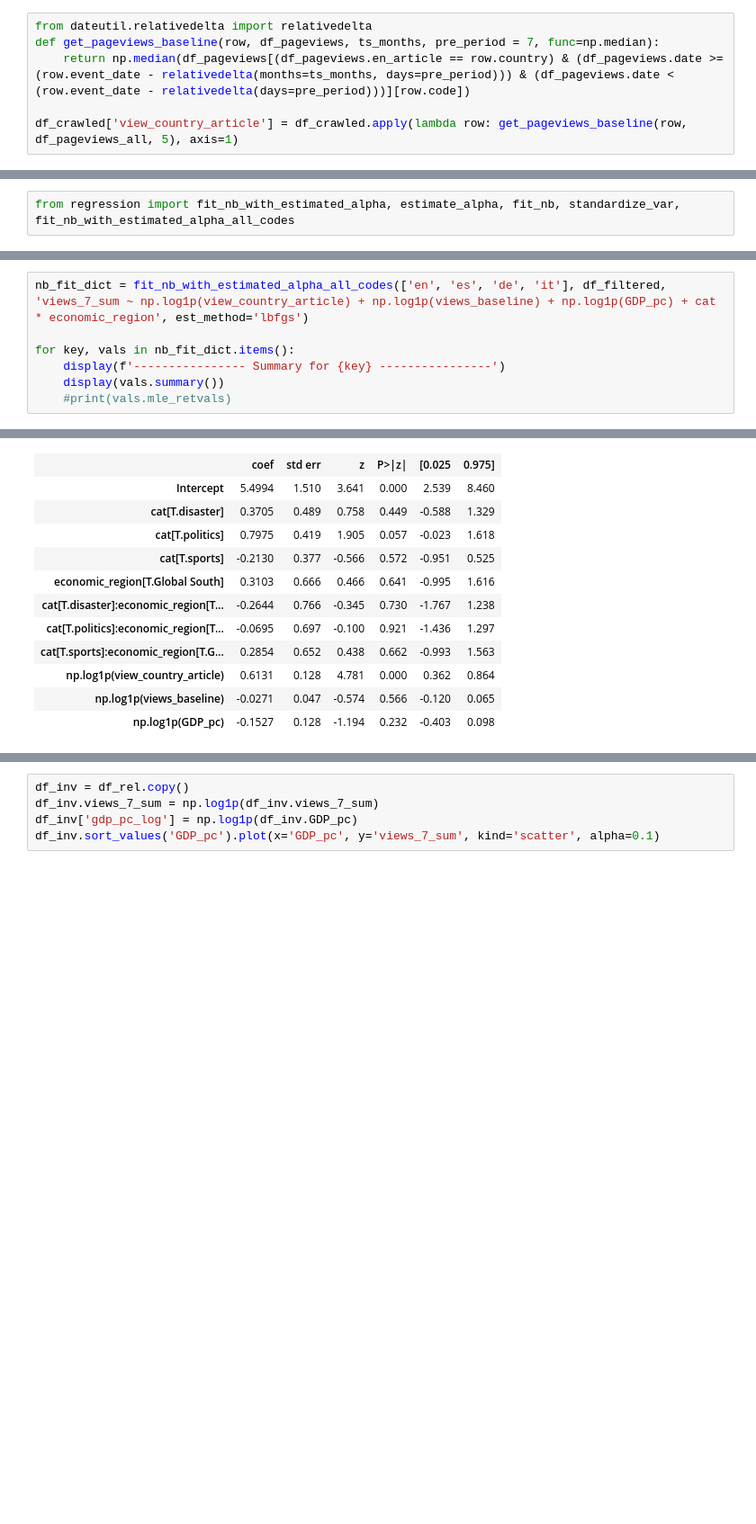
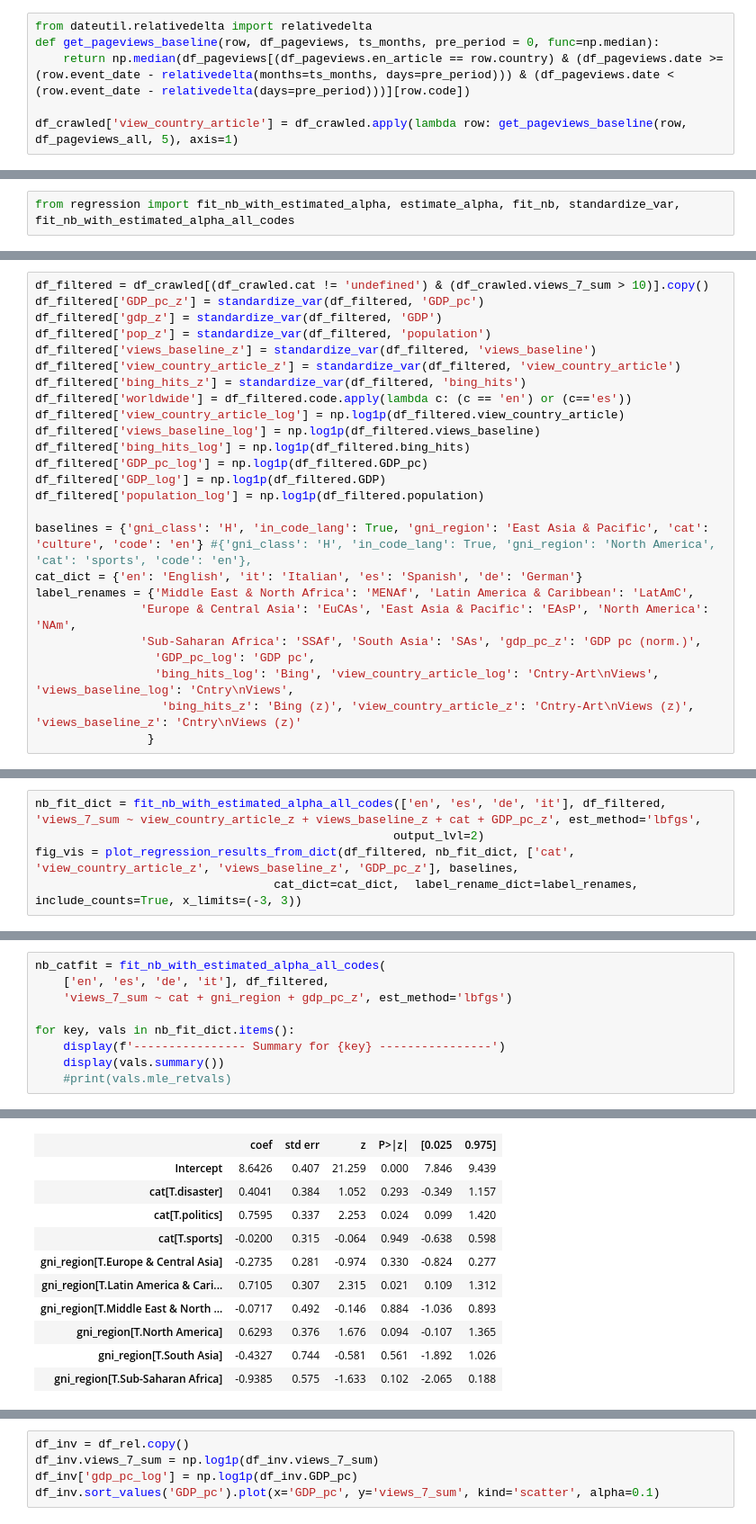
Before and after one commit to ruptho/wiki-event-bias, a Jupyter notebook: offset_analysis.ipynb, the cells around one changed output, grey strips where cells are left out. Shown at 90% size. Saved outputs shown, nothing was run; the diff lists cells and outputs as text; blank space fills up the shorter version.

Commit message:
reformat regression output, fix visualization

```diff
--- a/offset_analysis.ipynb
+++ b/offset_analysis.ipynb
@@ -44,7 +48,7 @@ replace_country_names(df_pageviews_all, inplace=True)
 df_pageviews_all = df_pageviews_all.rename({view_col: view_col.replace('views_', '') for view_col in df_pageviews_all.columns if view_col.startswith('views_')}, axis=1)
 # %%
 from dateutil.relativedelta import relativedelta
-def get_pageviews_baseline(row, df_pageviews, ts_months, pre_period = 7, func=np.median):
+def get_pageviews_baseline(row, df_pageviews, ts_months, pre_period = 0, func=np.median):
     return np.median(df_pageviews[(df_pageviews.en_article == row.country) & (df_pageviews.date >= (row.event_date - relativedelta(months=ts_months, days=pre_period))) & (df_pageviews.date < (row.event_date - relativedelta(days=pre_period)))][row.code])
 
 df_crawled['view_country_article'] = df_crawled.apply(lambda row: get_pageviews_baseline(row, df_pageviews_all, 5), axis=1)
@@ -63,0 +59,25 @@ df_filtered['worldwide'] = df_filtered.code.apply(lambda c: (c == 'en') or (c=='
+# %%
+df_filtered = df_crawled[(df_crawled.cat != 'undefined') & (df_crawled.views_7_sum > 10)].copy()
+df_filtered['GDP_pc_z'] = standardize_var(df_filtered, 'GDP_pc')
+df_filtered['gdp_z'] = standardize_var(df_filtered, 'GDP')
+df_filtered['pop_z'] = standardize_var(df_filtered, 'population')
+df_filtered['views_baseline_z'] = standardize_var(df_filtered, 'views_baseline')
+df_filtered['view_country_article_z'] = standardize_var(df_filtered, 'view_country_article')
+df_filtered['bing_hits_z'] = standardize_var(df_filtered, 'bing_hits')
+df_filtered['worldwide'] = df_filtered.code.apply(lambda c: (c == 'en') or (c=='es'))
+df_filtered['view_country_article_log'] = np.log1p(df_filtered.view_country_article)
+df_filtered['views_baseline_log'] = np.log1p(df_filtered.views_baseline)
+df_filtered['bing_hits_log'] = np.log1p(df_filtered.bing_hits)
+df_filtered['GDP_pc_log'] = np.log1p(df_filtered.GDP_pc)
+df_filtered['GDP_log'] = np.log1p(df_filtered.GDP)
+df_filtered['population_log'] = np.log1p(df_filtered.population)
+
+baselines = {'gni_class': 'H', 'in_code_lang': True, 'gni_region': 'East Asia & Pacific', 'cat': 'culture', 'code': 'en'} #{'gni_class': 'H', 'in_code_lang': True, 'gni_region': 'North America', 'cat': 'sports', 'code': 'en'},
+cat_dict = {'en': 'English', 'it': 'Italian', 'es': 'Spanish', 'de': 'German'}
+label_renames = {'Middle East & North Africa': 'MENAf', 'Latin America & Caribbean': 'LatAmC',
+               'Europe & Central Asia': 'EuCAs', 'East Asia & Pacific': 'EAsP', 'North America': 'NAm',
+               'Sub-Saharan Africa': 'SSAf', 'South Asia': 'SAs', 'gdp_pc_z': 'GDP pc (norm.)',
+                 'GDP_pc_log': 'GDP pc',
+                 'bing_hits_log': 'Bing', 'view_country_article_log': 'Cntry-Art\nViews', 'views_baseline_log': 'Cntry\nViews',
+                  'bing_hits_z': 'Bing (z)', 'view_country_article_z': 'Cntry-Art\nViews (z)', 'views_baseline_z': 'Cntry\nViews (z)'
+                }
@@ -63,0 +119,5 @@ df_filtered['worldwide'] = df_filtered.code.apply(lambda c: (c == 'en') or (c=='
+# %%
+nb_fit_dict = fit_nb_with_estimated_alpha_all_codes(['en', 'es', 'de', 'it'], df_filtered, 'views_7_sum ~ view_country_article_z + views_baseline_z + cat + GDP_pc_z', est_method='lbfgs',
+                                                   output_lvl=2)
+fig_vis = plot_regression_results_from_dict(df_filtered, nb_fit_dict, ['cat', 'view_country_article_z', 'views_baseline_z', 'GDP_pc_z'], baselines,
+                                  cat_dict=cat_dict,  label_rename_dict=label_renames, include_counts=True, x_limits=(-3, 3))
@@ -64,5 +143,7 @@ df_filtered['worldwide'] = df_filtered.code.apply(lambda c: (c == 'en') or (c=='
 # %%
-nb_fit_dict = fit_nb_with_estimated_alpha_all_codes(['en', 'es', 'de', 'it'], df_filtered, 'views_7_sum ~ np.log1p(view_country_article) + np.log1p(views_baseline) + np.log1p(GDP_pc) + cat * economic_region', est_method='lbfgs')
+nb_catfit = fit_nb_with_estimated_alpha_all_codes(
+    ['en', 'es', 'de', 'it'], df_filtered,
+    'views_7_sum ~ cat + gni_region + gdp_pc_z', est_method='lbfgs')
 
 for key, vals in nb_fit_dict.items():
     display(f'---------------- Summary for {key} ----------------')
@@ -122,16 +202,15 @@ Generalized Linear Model Regression Results
 | Covariance Type: | nonrobust |  |  |
 |  | coef | std err | z | P>|z| | [0.025 | 0.975] |
-| Intercept | 5.4994 | 1.510 | 3.641 | 0.000 | 2.539 | 8.460 |
-| cat[T.disaster] | 0.3705 | 0.489 | 0.758 | 0.449 | -0.588 | 1.329 |
-| cat[T.politics] | 0.7975 | 0.419 | 1.905 | 0.057 | -0.023 | 1.618 |
-| cat[T.sports] | -0.2130 | 0.377 | -0.566 | 0.572 | -0.951 | 0.525 |
-| economic_region[T.Global South] | 0.3103 | 0.666 | 0.466 | 0.641 | -0.995 | 1.616 |
-| cat[T.disaster]:economic_region[T... | -0.2644 | 0.766 | -0.345 | 0.730 | -1.767 | 1.238 |
-| cat[T.politics]:economic_region[T... | -0.0695 | 0.697 | -0.100 | 0.921 | -1.436 | 1.297 |
-| cat[T.sports]:economic_region[T.G... | 0.2854 | 0.652 | 0.438 | 0.662 | -0.993 | 1.563 |
-| np.log1p(view_country_article) | 0.6131 | 0.128 | 4.781 | 0.000 | 0.362 | 0.864 |
-| np.log1p(views_baseline) | -0.0271 | 0.047 | -0.574 | 0.566 | -0.120 | 0.065 |
-| np.log1p(GDP_pc) | -0.1527 | 0.128 | -1.194 | 0.232 | -0.403 | 0.098 |
+| Intercept | 8.6426 | 0.407 | 21.259 | 0.000 | 7.846 | 9.439 |
+| cat[T.disaster] | 0.4041 | 0.384 | 1.052 | 0.293 | -0.349 | 1.157 |
+| cat[T.politics] | 0.7595 | 0.337 | 2.253 | 0.024 | 0.099 | 1.420 |
+| cat[T.sports] | -0.0200 | 0.315 | -0.064 | 0.949 | -0.638 | 0.598 |
+| gni_region[T.Europe & Central Asia] | -0.2735 | 0.281 | -0.974 | 0.330 | -0.824 | 0.277 |
+| gni_region[T.Latin America & Cari... | 0.7105 | 0.307 | 2.315 | 0.021 | 0.109 | 1.312 |
+| gni_region[T.Middle East & North ... | -0.0717 | 0.492 | -0.146 | 0.884 | -1.036 | 0.893 |
+| gni_region[T.North America] | 0.6293 | 0.376 | 1.676 | 0.094 | -0.107 | 1.365 |
+| gni_region[T.South Asia] | -0.4327 | 0.744 | -0.581 | 0.561 | -1.892 | 1.026 |
+| gni_region[T.Sub-Saharan Africa] | -0.9385 | 0.575 | -1.633 | 0.102 | -2.065 | 0.188 |
 '---------------- Summary for de ----------------'
 Generalized Linear Model Regression Results
 | Dep. Variable: | views_7_sum | No. Observations: | 2025 |
```
Also changed, not shown: parts of 12 cells of this notebook, 2 other files.
